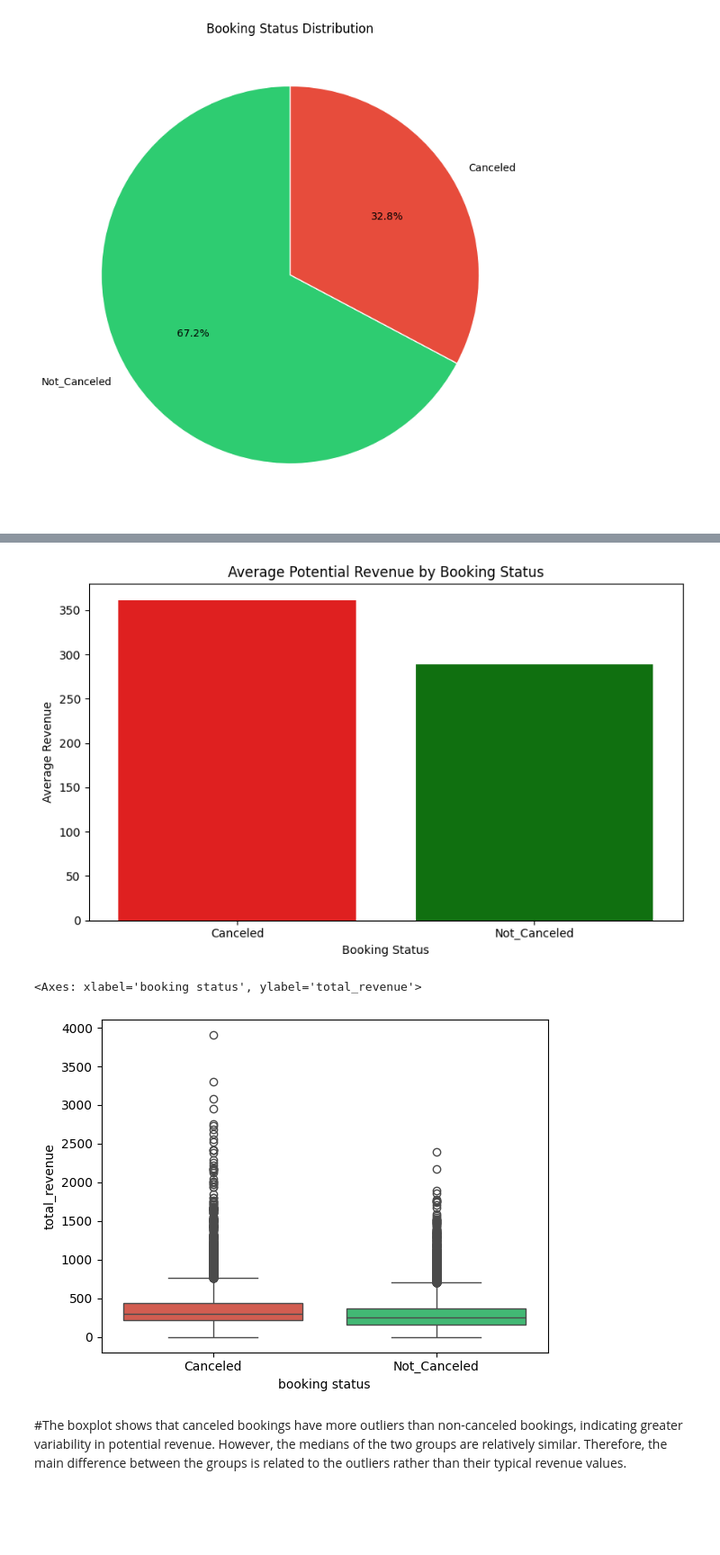
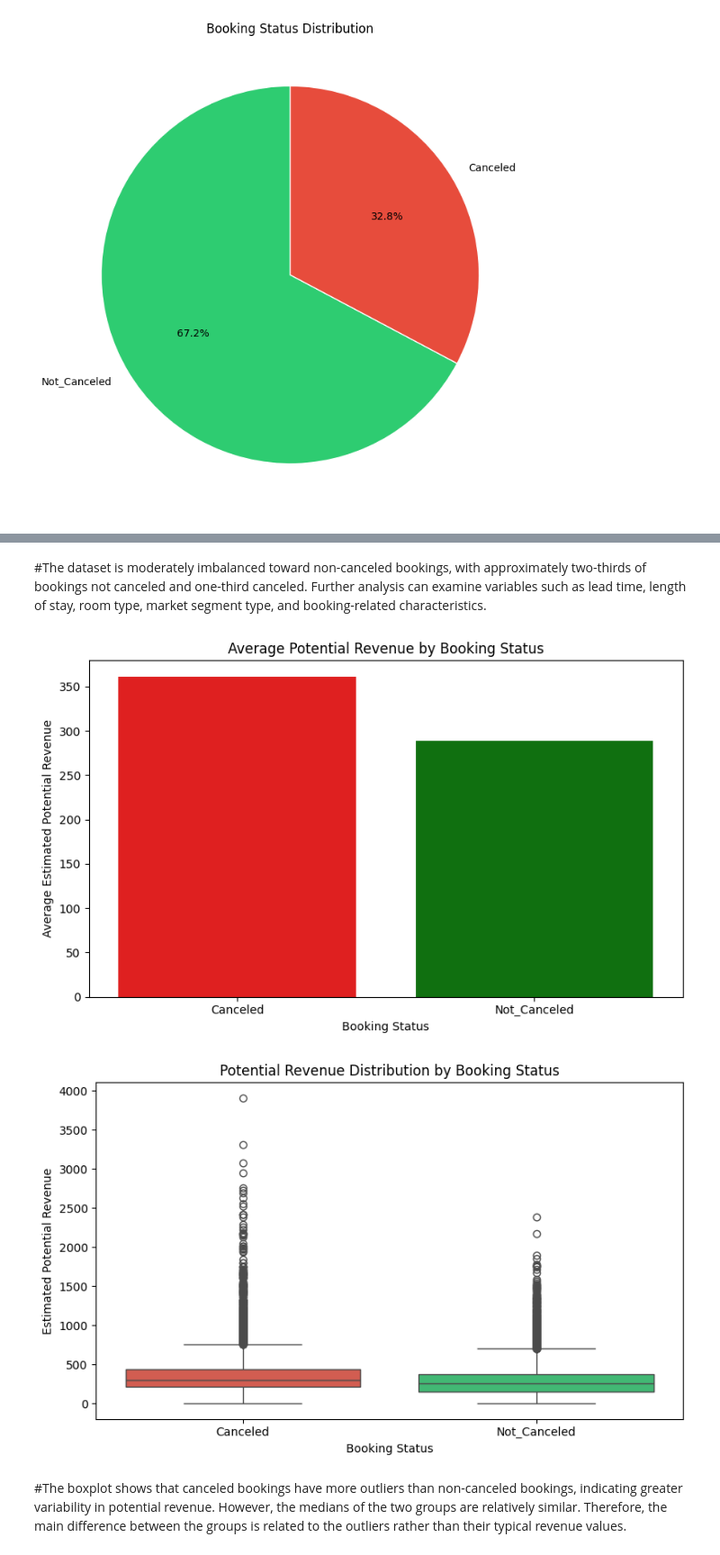
Before and after one commit to Ali13fffff/hotel-booking-cancellation-analysis, a Jupyter notebook: hotel_booking_cancellation_analysis.ipynb, the cells around one changed output, grey strips where cells are left out. Shown at 90% size. Cells and saved outputs as stored; diff of their text form; code cells hidden in the pictures; blank space fills up the shorter version.

```diff
--- a/hotel_booking_cancellation_analysis.ipynb
+++ b/hotel_booking_cancellation_analysis.ipynb
@@ -125,10 +120,11 @@ Therefore, the overall distribution provides a useful starting point, but furthe
+# %% [markdown]
+#The dataset is moderately imbalanced toward non-canceled bookings, with approximately two-thirds of bookings not canceled and one-third canceled.
+Further analysis can examine variables such as lead time, length of stay, room type, market segment type, and booking-related characteristics.
 # %%
-
-
 average_revenue_by_status = (
     df.groupby("booking status")["total_revenue"]
     .mean()
-    .reset_index(name="average_revenue")
+    .reset_index(name="average_potential_revenue")
 )
 
 status_palette = {
@@ -136,13 +132,12 @@ status_palette = {
     "Canceled": "red",
 }
 
-
 plt.figure(figsize=(8, 5))
 
 sns.barplot(
     data=average_revenue_by_status,
     x="booking status",
-    y="average_revenue",
+    y="average_potential_revenue",
     hue="booking status",
     palette=status_palette,
     legend=False
@@ -150,29 +145,33 @@ sns.barplot(
 
 plt.title("Average Potential Revenue by Booking Status")
 plt.xlabel("Booking Status")
-plt.ylabel("Average Revenue")
+plt.ylabel("Average Estimated Potential Revenue")
 plt.tight_layout()
 plt.show()
 # %% [output]
-[figure, old version]
+[figure, new version]
 # %%
-
+plt.figure(figsize=(8, 5))
 sns.boxplot(
     data=df,
     x="booking status",
     y="total_revenue",
     hue="booking status",
     order=["Canceled", "Not_Canceled"],
     hue_order=["Canceled", "Not_Canceled"],
     palette={
         "Canceled": "#e74c3c",
         "Not_Canceled": "#2ecc71"
     },
     legend=False
 )
+plt.title("Potential Revenue Distribution by Booking Status")
+plt.xlabel("Booking Status")
+plt.ylabel("Estimated Potential Revenue")
+plt.tight_layout()
+plt.show()
 # %% [output]
-<Axes: xlabel='booking status', ylabel='total_revenue'>
-[figure, old version]
+[figure, new version]
 # %% [markdown]
 #The boxplot shows that canceled bookings have more outliers than non-canceled bookings, indicating greater variability in potential revenue. However, the medians of the two groups are relatively similar. Therefore, the main difference between the groups is related to the outliers rather than their typical revenue values.
 # %% [markdown]
```
Also changed, not shown: parts of 6 cells of this notebook.
